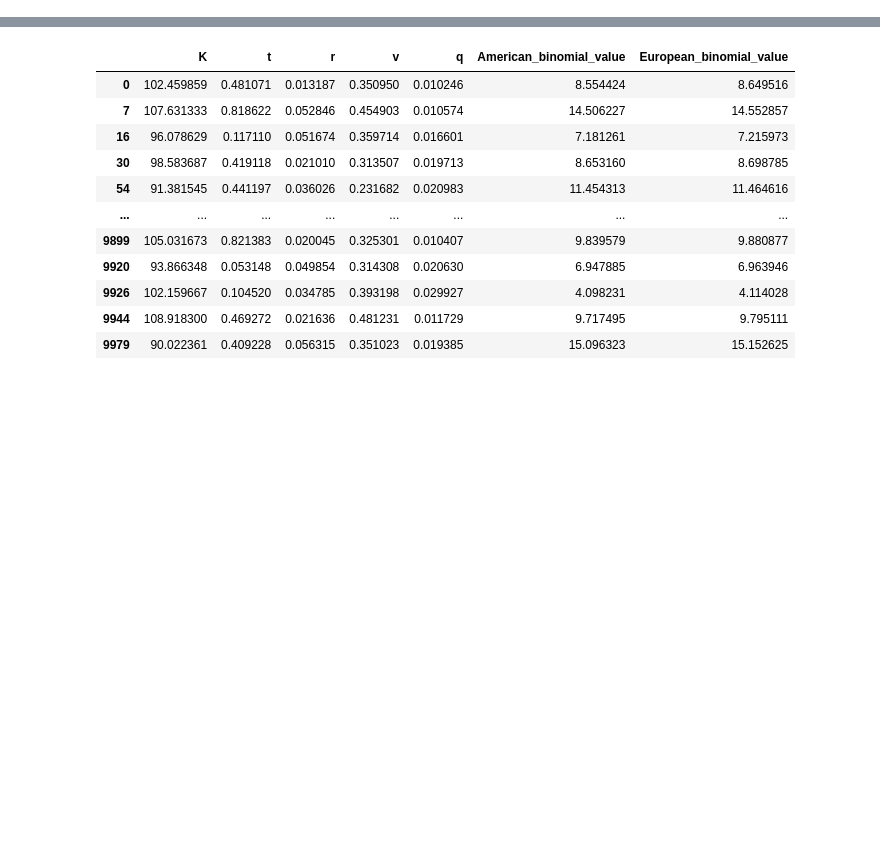
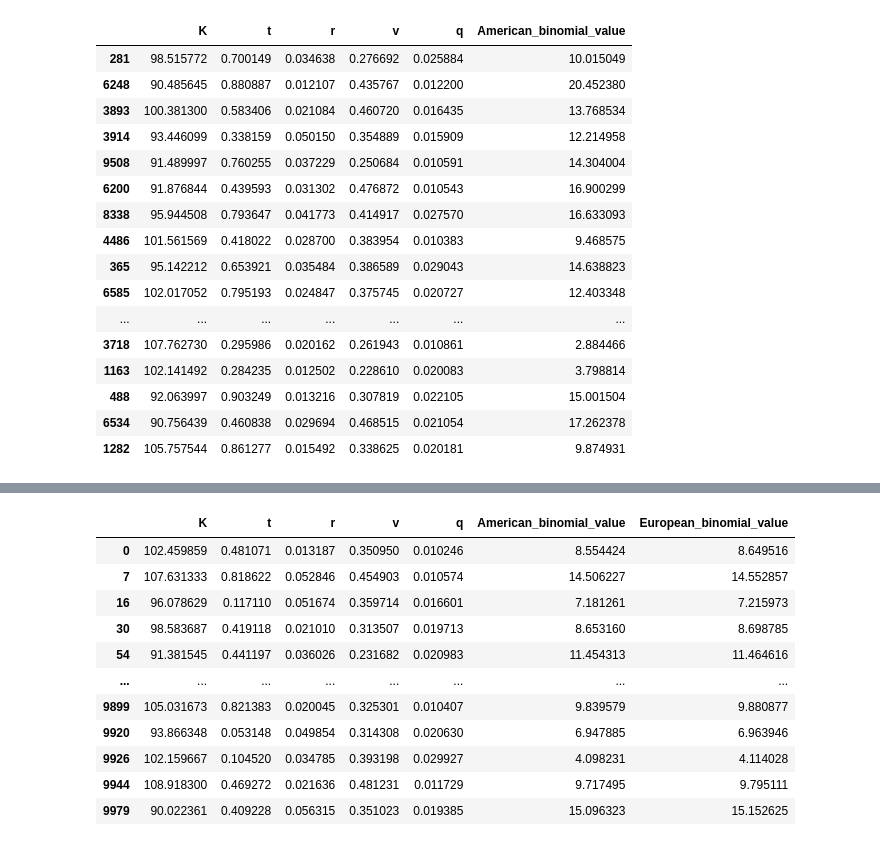
Before and after one commit to Kamin-At/IE517_Machine_Learning_in_Finance_Lab, a Jupyter notebook: Week2/American option V.S. European option.ipynb, the cells around one changed output, grey strips where cells are left out. Saved outputs shown, nothing was run; the diff lists cells and outputs as text; code cells hidden in the pictures; blank space fills up the shorter version.

```diff
--- a/Week2/American option V.S. European option.ipynb
+++ b/Week2/American option V.S. European option.ipynb
@@ -147,2 +147,22 @@ Wall time: 1.28 s
+# %%
+df.sample(20)
+# %% [output]
+|  | K | t | r | v | q | American_binomial_value |
+| 281 | 98.515772 | 0.700149 | 0.034638 | 0.276692 | 0.025884 | 10.015049 |
+| 6248 | 90.485645 | 0.880887 | 0.012107 | 0.435767 | 0.012200 | 20.452380 |
+| 3893 | 100.381300 | 0.583406 | 0.021084 | 0.460720 | 0.016435 | 13.768534 |
+| 3914 | 93.446099 | 0.338159 | 0.050150 | 0.354889 | 0.015909 | 12.214958 |
+| 9508 | 91.489997 | 0.760255 | 0.037229 | 0.250684 | 0.010591 | 14.304004 |
+| 6200 | 91.876844 | 0.439593 | 0.031302 | 0.476872 | 0.010543 | 16.900299 |
+| 8338 | 95.944508 | 0.793647 | 0.041773 | 0.414917 | 0.027570 | 16.633093 |
+| 4486 | 101.561569 | 0.418022 | 0.028700 | 0.383954 | 0.010383 | 9.468575 |
+| 365 | 95.142212 | 0.653921 | 0.035484 | 0.386589 | 0.029043 | 14.638823 |
+| 6585 | 102.017052 | 0.795193 | 0.024847 | 0.375745 | 0.020727 | 12.403348 |
+| ... | ... | ... | ... | ... | ... | ... |
+| 3718 | 107.762730 | 0.295986 | 0.020162 | 0.261943 | 0.010861 | 2.884466 |
+| 1163 | 102.141492 | 0.284235 | 0.012502 | 0.228610 | 0.020083 | 3.798814 |
+| 488 | 92.063997 | 0.903249 | 0.013216 | 0.307819 | 0.022105 | 15.001504 |
+| 6534 | 90.756439 | 0.460838 | 0.029694 | 0.468515 | 0.021054 | 17.262378 |
+| 1282 | 105.757544 | 0.861277 | 0.015492 | 0.338625 | 0.020181 | 9.874931 |
 # %%
 %%time
```
Also changed, not shown: parts of 4 cells of this notebook, 2 other files.
